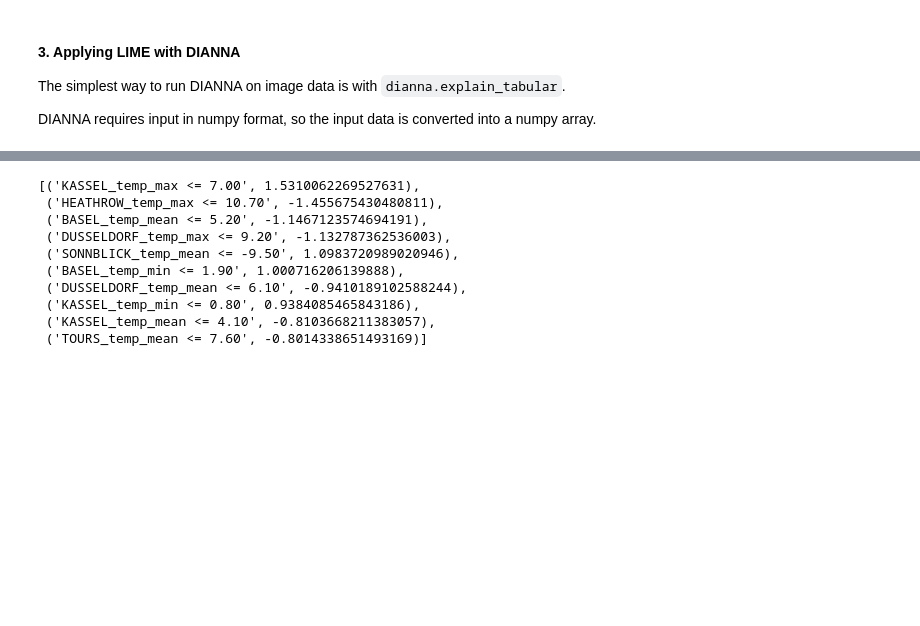
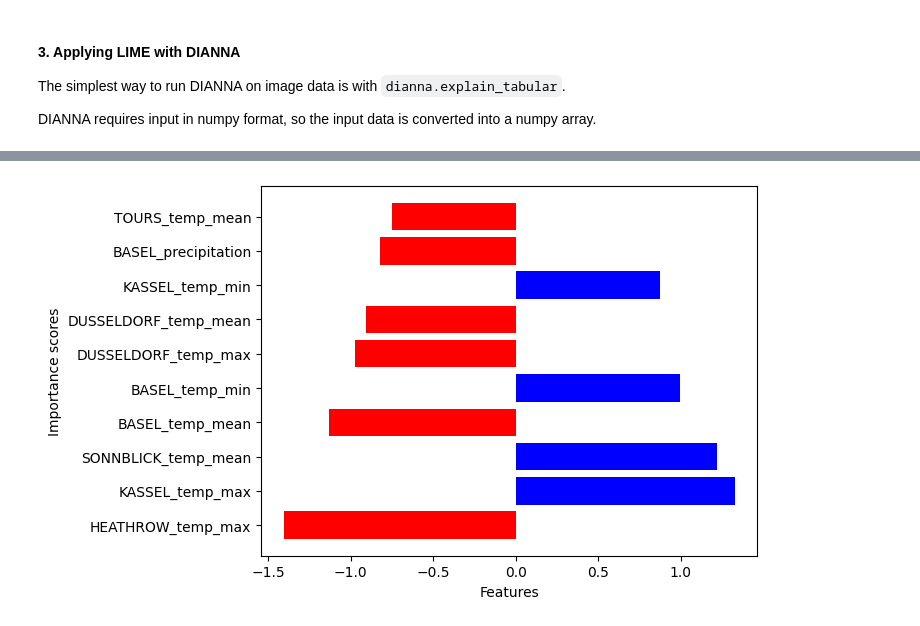
Before and after one commit to dianna-ai/dianna, a Jupyter notebook: tutorials/lime_tabular_weather.ipynb, the cells around one changed output, grey strips where cells are left out. Drawn from its saved outputs; the diff is of its cells as text; code cells hidden in the pictures; blank space fills up the shorter version.

```diff
--- a/tutorials/lime_tabular_weather.ipynb
+++ b/tutorials/lime_tabular_weather.ipynb
@@ -72,7 +84,6 @@ DIANNA requires input in numpy format, so the input data is converted into a num
 # %%
 exp = dianna.explain_tabular(run_model, input_tabular=data_instance, method='lime',
                              mode ='regression', training_data = X_train.to_numpy(),
-                             feature_names=X_test.columns, class_names=['sunshine_hours'],
-                             num_features=10)
+                             feature_names=X_test.columns, class_names=['sunshine_hours'])
 # %% [markdown]
 #### 4. Visualization
@@ -84,13 +91,18 @@ exp.show_in_notebook(show_table=True)
-# %%
-exp.as_list()
-# %% [output]
-[('KASSEL_temp_max <= 7.00', 1.5310062269527631),
- ('HEATHROW_temp_max <= 10.70', -1.455675430480811),
- ('BASEL_temp_mean <= 5.20', -1.1467123574694191),
- ('DUSSELDORF_temp_max <= 9.20', -1.132787362536003),
- ('SONNBLICK_temp_mean <= -9.50', 1.0983720989020946),
- ('BASEL_temp_min <= 1.90', 1.000716206139888),
- ('DUSSELDORF_temp_mean <= 6.10', -0.9410189102588244),
- ('KASSEL_temp_min <= 0.80', 0.9384085465843186),
- ('KASSEL_temp_mean <= 4.10', -0.8103668211383057),
- ('TOURS_temp_mean <= 7.60', -0.8014338651493169)]
+# %%
+# rank the results based on the absolute values
+# and pick up the top 10 of them
+num_features = 10
+abs_values = [abs(i) for i in exp]
+top_values = [x for _, x in sorted(zip(abs_values, exp), reverse=True)][:num_features]
+top_features = [x for _, x in sorted(zip(abs_values, X_test.columns), reverse=True)][:num_features]
+# %%
+from matplotlib import pyplot as plt
+
+colors = ['b' if x >= 0 else 'r' for x in top_values]
+
+plt.barh(top_features, top_values, color=colors)
+plt.xlabel("Importance scores")
+plt.ylabel("Features")
+plt.show()
+# %% [output]
+[figure, added]
```
Also changed, not shown: parts of 3 cells of this notebook, 2 other files.
